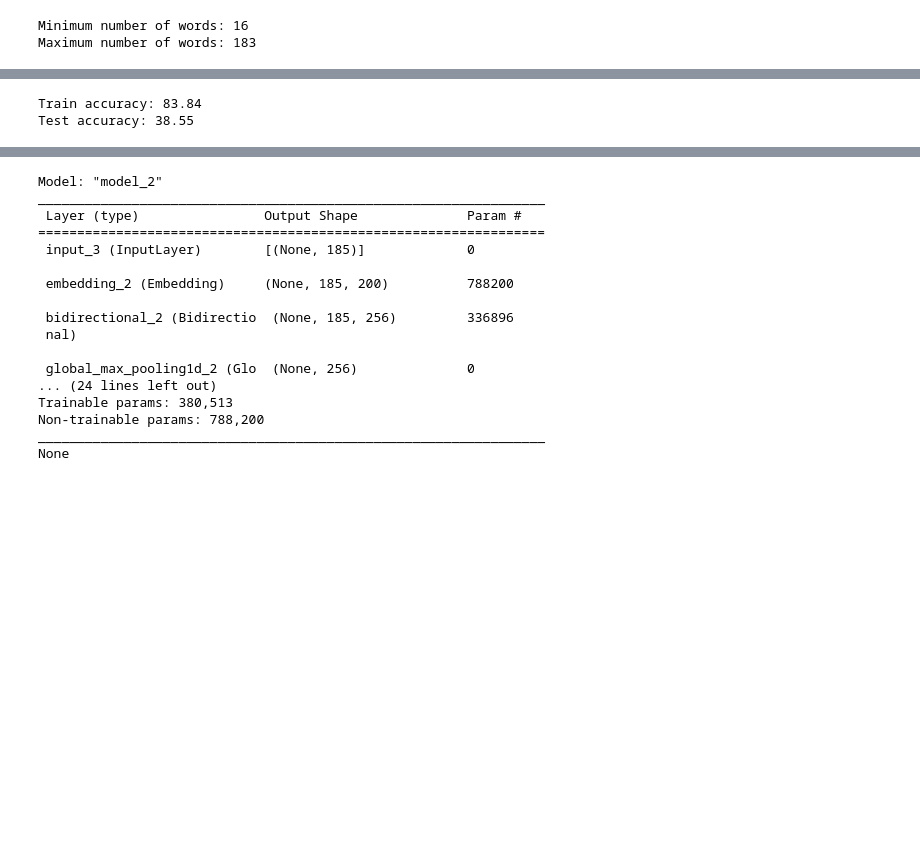
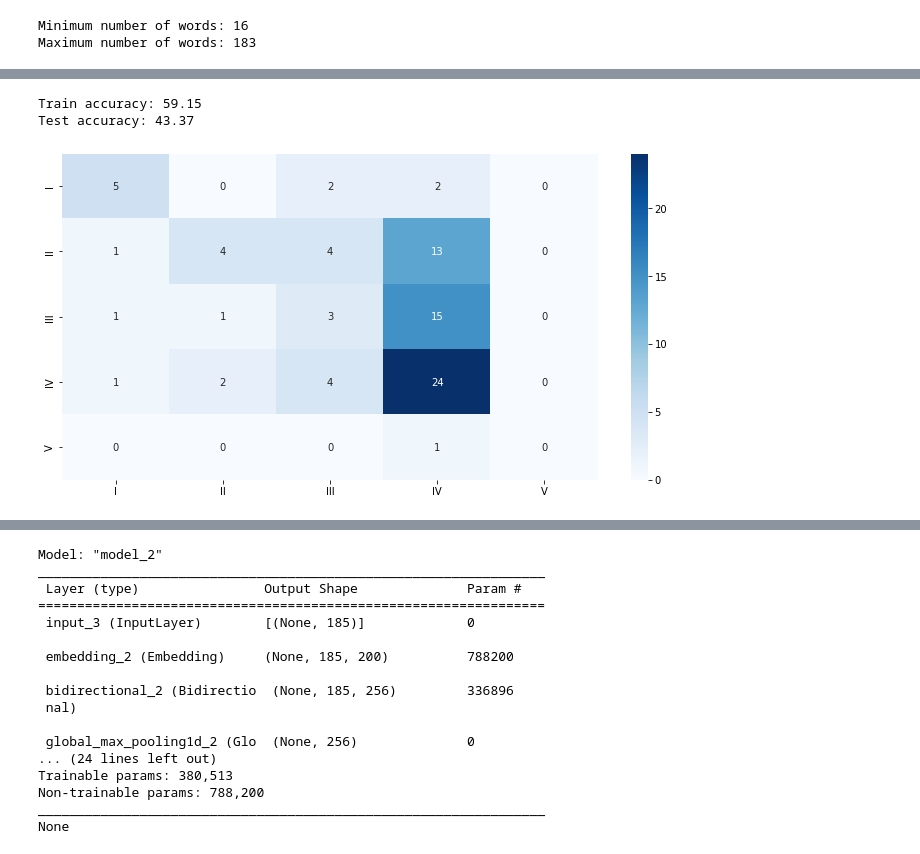
Before and after one commit to shyamsparrow/Jan-G4---NLP-Chatbot, a Jupyter notebook: Capstone_NLP_Chatbot_Jan_A_G4.ipynb, the cells around one changed output, grey strips where cells are left out. Drawn from its saved outputs; the diff is of its cells as text; code cells hidden in the pictures; blank space fills up the shorter version.

```diff
--- a/Capstone_NLP_Chatbot_Jan_A_G4.ipynb
+++ b/Capstone_NLP_Chatbot_Jan_A_G4.ipynb
@@ -515,0 +241,3 @@ X_text_train[1]
+# %%
+y_aug_train = y_text_train.tolist() + y_text_train.tolist()
+len(y_aug_train)
@@ -516,8 +246,8 @@ X_text_train[1]
 # %%
 # The first step in word embeddings is to convert the words into thier corresponding numeric indexes.
 tokenizer = Tokenizer(num_words=5000)
-tokenizer.fit_on_texts(X_text_train)
+tokenizer.fit_on_texts(X_aug_train)
 
-X_text_train = tokenizer.texts_to_sequences(X_text_train)
+X_text_train = tokenizer.texts_to_sequences(X_aug_train)
 X_text_test = tokenizer.texts_to_sequences(X_text_test)
 # %%
@@ -651,6 +381,6 @@ callback = tf.keras.callbacks.EarlyStopping(monitor='loss', patience=3, min_delt
 rlrp = ReduceLROnPlateau(monitor='val_loss', factor=0.001, patience=3, min_delta=1E-4)
 
 # fit the keras model on the dataset
-base_model_history = base_model.fit(X_text_train, y_text_train, epochs=10, batch_size=8, verbose=1, validation_data=(X_text_test, y_text_test), callbacks=[rlrp])
+base_model_history = base_model.fit(X_text_train, np.array(y_aug_train), epochs=10, batch_size=8, verbose=1, validation_data=(X_text_test, y_text_test), callbacks=[rlrp])
 # %% [output]
 Epoch 1/10
@@ -676,9 +406,20 @@ Epoch 10/10
 # %%
-_, train_accuracy = base_model.evaluate(X_text_train, y_text_train, batch_size=8, verbose=0)
+_, train_accuracy = base_model.evaluate(X_text_train, np.array(y_aug_train), batch_size=8, verbose=0)
 _, test_accuracy = base_model.evaluate(X_text_test, y_text_test, batch_size=8, verbose=0)
 
 print('Train accuracy: %.2f' % (train_accuracy*100))
 print('Test accuracy: %.2f' % (test_accuracy*100))
 # %% [output]
-Train accuracy: 83.84
-Test accuracy: 38.55
+Train accuracy: 59.15
+Test accuracy: 43.37
+# %%
+y_pred = base_model.predict(X_text_test, verbose=0) # Multiclass
+y_pred_index = np.argmax(y_pred,axis=1)
+y_original = np.argmax(y_text_test, axis =1)
+# %%
+cm = confusion_matrix(y_original,y_pred_index)
+cm_label = ['I', 'II', 'III','IV', 'V']
+plt.figure(figsize=(12,6))
+sns.heatmap(cm, annot=True, cmap='Blues',xticklabels = cm_label, yticklabels = cm_label);
+# %% [output]
+[figure, added]
```
Also changed, not shown: parts of 107 cells of this notebook.
